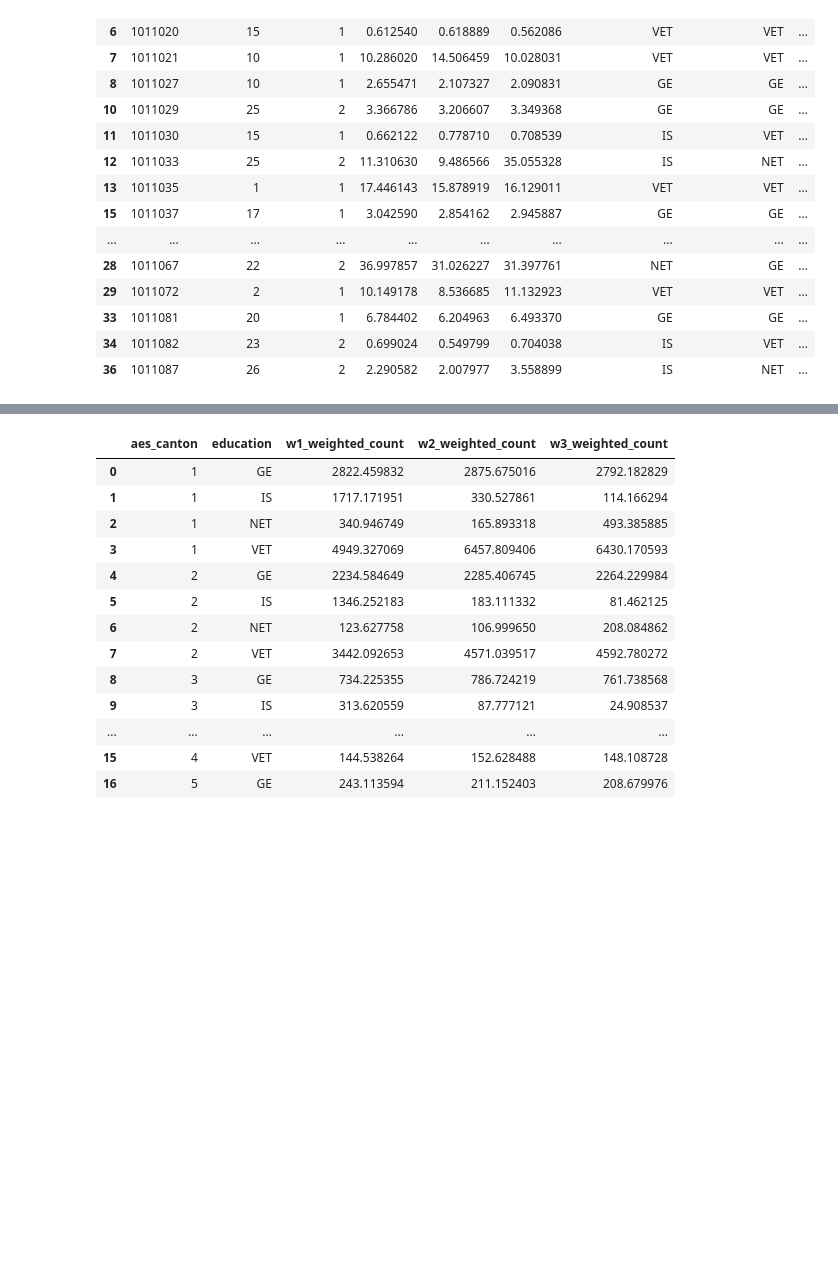
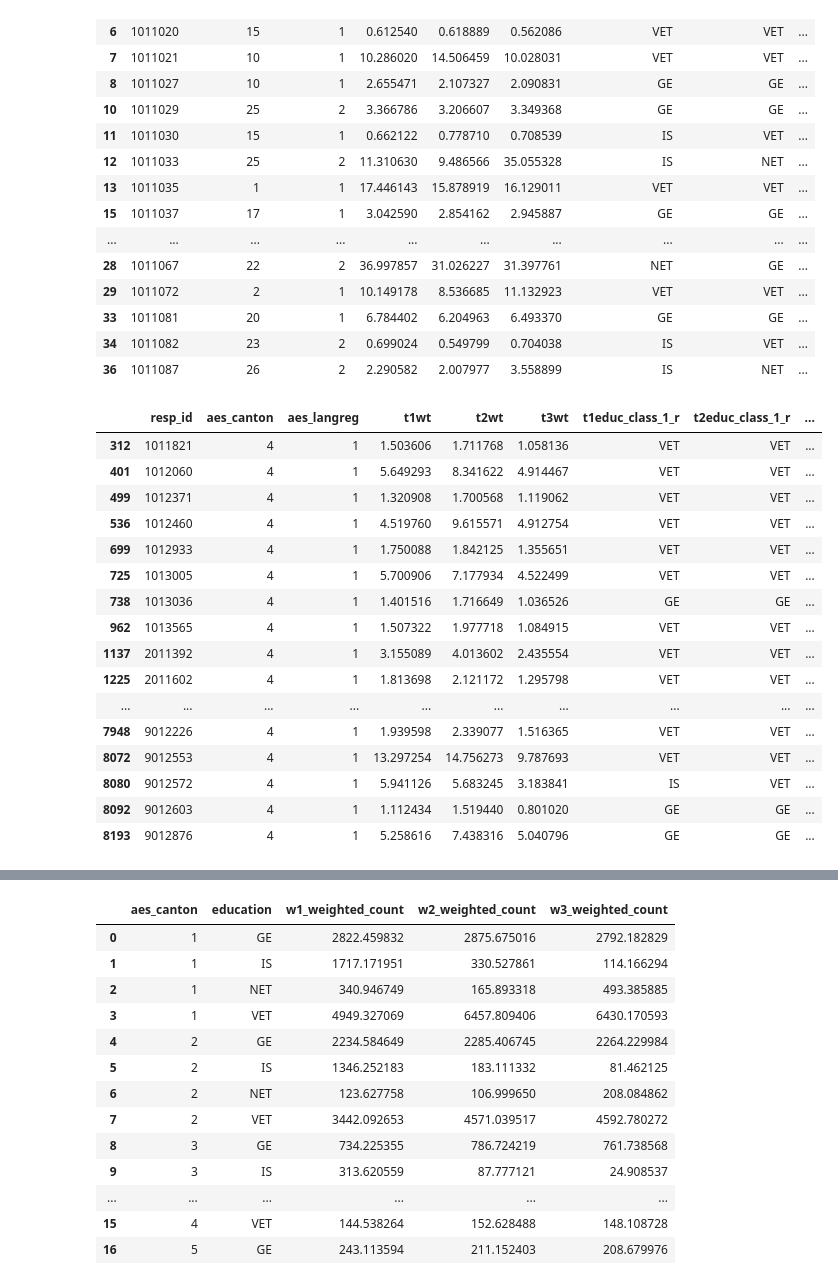
Before and after one commit to CptMeh/TREE-Visualisation, a Jupyter notebook: data/data_curration.ipynb, the cells around one changed output, grey strips where cells are left out. Saved outputs shown, nothing was run; the diff lists cells and outputs as text; code cells hidden in the pictures; blank space fills up the shorter version.

```diff
--- a/data/data_curration.ipynb
+++ b/data/data_curration.ipynb
@@ -70,6 +70,27 @@ merged_df.head(20)
 | 33 | 1011081 | 20 | 1 | 6.784402 | 6.204963 | 6.493370 | GE | GE | ... |
 | 34 | 1011082 | 23 | 2 | 0.699024 | 0.549799 | 0.704038 | IS | VET | ... |
 | 36 | 1011087 | 26 | 2 | 2.290582 | 2.007977 | 3.558899 | IS | NET | ... |
+# %%
+d = merged_df[merged_df['aes_canton'] == 4]
+d
+# %% [output]
+|  | resp_id | aes_canton | aes_langreg | t1wt | t2wt | t3wt | t1educ_class_1_r | t2educ_class_1_r | ... |
+| 312 | 1011821 | 4 | 1 | 1.503606 | 1.711768 | 1.058136 | VET | VET | ... |
+| 401 | 1012060 | 4 | 1 | 5.649293 | 8.341622 | 4.914467 | VET | VET | ... |
+| 499 | 1012371 | 4 | 1 | 1.320908 | 1.700568 | 1.119062 | VET | VET | ... |
+| 536 | 1012460 | 4 | 1 | 4.519760 | 9.615571 | 4.912754 | VET | VET | ... |
+| 699 | 1012933 | 4 | 1 | 1.750088 | 1.842125 | 1.355651 | VET | VET | ... |
+| 725 | 1013005 | 4 | 1 | 5.700906 | 7.177934 | 4.522499 | VET | VET | ... |
+| 738 | 1013036 | 4 | 1 | 1.401516 | 1.716649 | 1.036526 | GE | GE | ... |
+| 962 | 1013565 | 4 | 1 | 1.507322 | 1.977718 | 1.084915 | VET | VET | ... |
+| 1137 | 2011392 | 4 | 1 | 3.155089 | 4.013602 | 2.435554 | VET | VET | ... |
+| 1225 | 2011602 | 4 | 1 | 1.813698 | 2.121172 | 1.295798 | VET | VET | ... |
+| ... | ... | ... | ... | ... | ... | ... | ... | ... | ... |
+| 7948 | 9012226 | 4 | 1 | 1.939598 | 2.339077 | 1.516365 | VET | VET | ... |
+| 8072 | 9012553 | 4 | 1 | 13.297254 | 14.756273 | 9.787693 | VET | VET | ... |
+| 8080 | 9012572 | 4 | 1 | 5.941126 | 5.683245 | 3.183841 | IS | VET | ... |
+| 8092 | 9012603 | 4 | 1 | 1.112434 | 1.519440 | 0.801020 | GE | GE | ... |
+| 8193 | 9012876 | 4 | 1 | 5.258616 | 7.438316 | 5.040796 | GE | GE | ... |
 # %%
 # Grouping data by canton and education type and calculating the weighted count
 w1_cantons = merged_df.groupby(['aes_canton', 't1educ_class_1_r']).apply(
```
Also changed, not shown: parts of 6 cells of this notebook, 1 other file.
